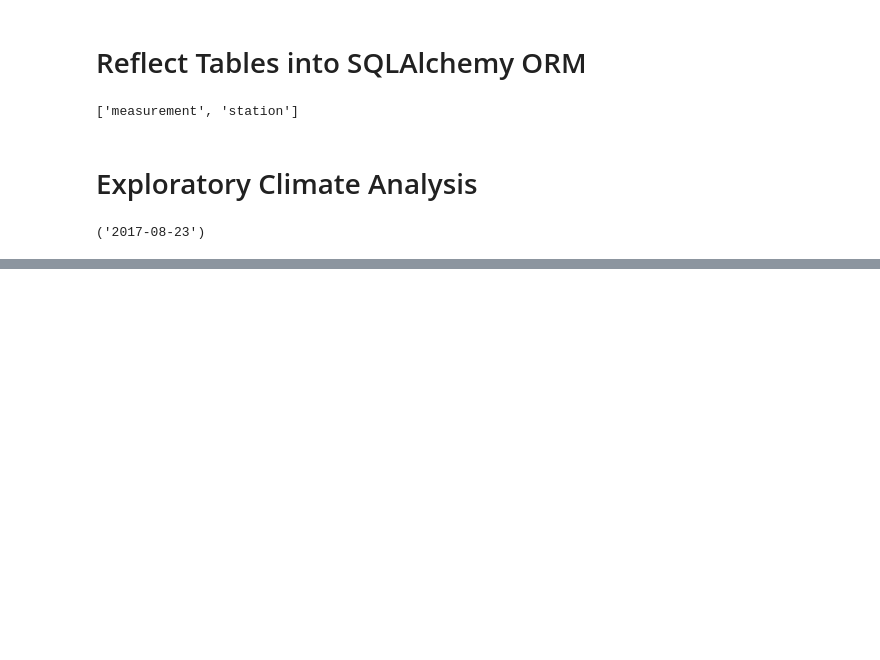
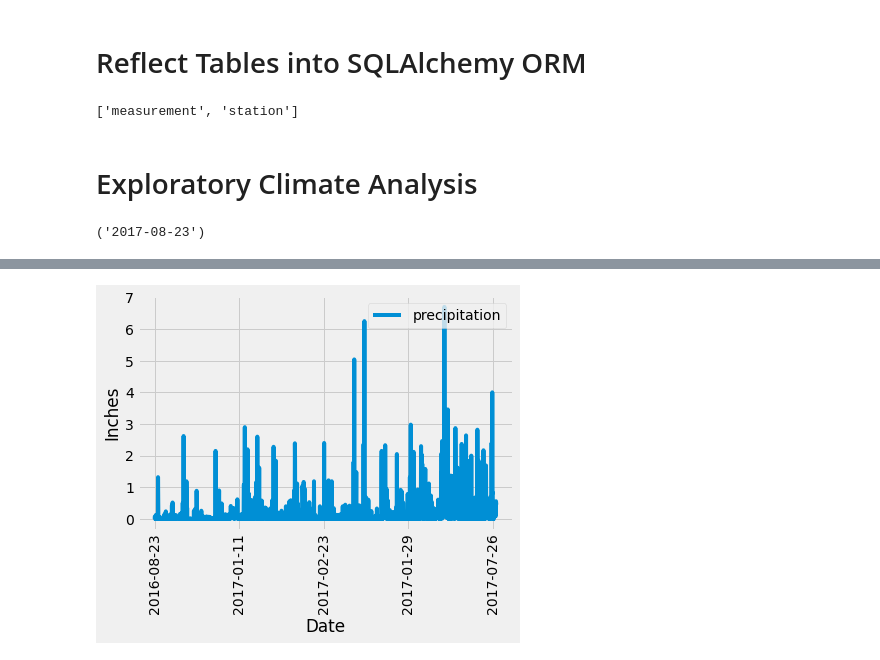
Before and after one commit to doublealogic/sqlalchemy-challenge, a Jupyter notebook: main.ipynb, the cells around one changed output, grey strips where cells are left out. Saved outputs shown, nothing was run; the diff lists cells and outputs as text; code cells hidden in the pictures; blank space fills up the shorter version.

```diff
--- a/main.ipynb
+++ b/main.ipynb
@@ -45,4 +48,7 @@ last_date
 # %% [output]
 ('2017-08-23')
 # %%
-# Perform a query to retrieve the data and precipitation scores
+# Performs a query to retrieve the data and precipitation scores
+precip_query = session.query(Measurement.date, Measurement.prcp).\
+    filter(Measurement.date <= '2017-08-23').\
+    filter(Measurement.date >= '2016-08-23')
@@ -49,2 +57,6 @@ last_date
 # %%
-# Save the query results as a Pandas DataFrame and set the index to the date column
+# Saves the query results as a Pandas DataFrame and sets the index to the date column
+precip_df = pd.DataFrame(precip_query, columns=['Date', 'Precipitation'])
+precip_df.set_index('Date', inplace=True)
+precip_df = precip_df.dropna()
+precip_df
@@ -53,4 +78,12 @@ last_date
 # %%
 # Use Pandas Plotting with Matplotlib to plot the data
+precip_df.plot()
+plt.xlabel("Date")
+plt.ylabel("Inches")
+plt.legend(['precipitation'], loc= 'upper right')
+plt.xticks(rotation=90)
+plt.show()
+# %% [output]
+[figure, added]
 # %%
 # Use Pandas to calcualte the summary statistics for the precipitation data
```
Also changed, not shown: parts of 12 cells of this notebook.
